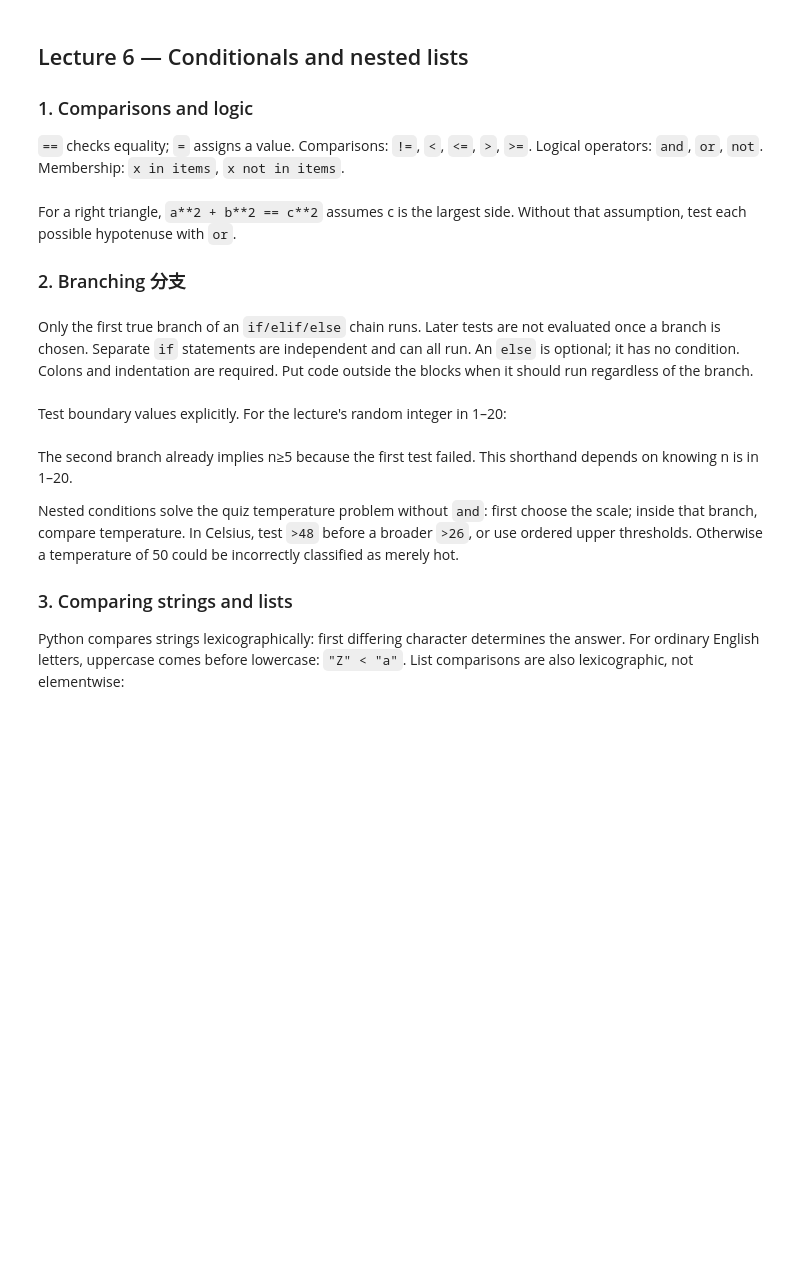
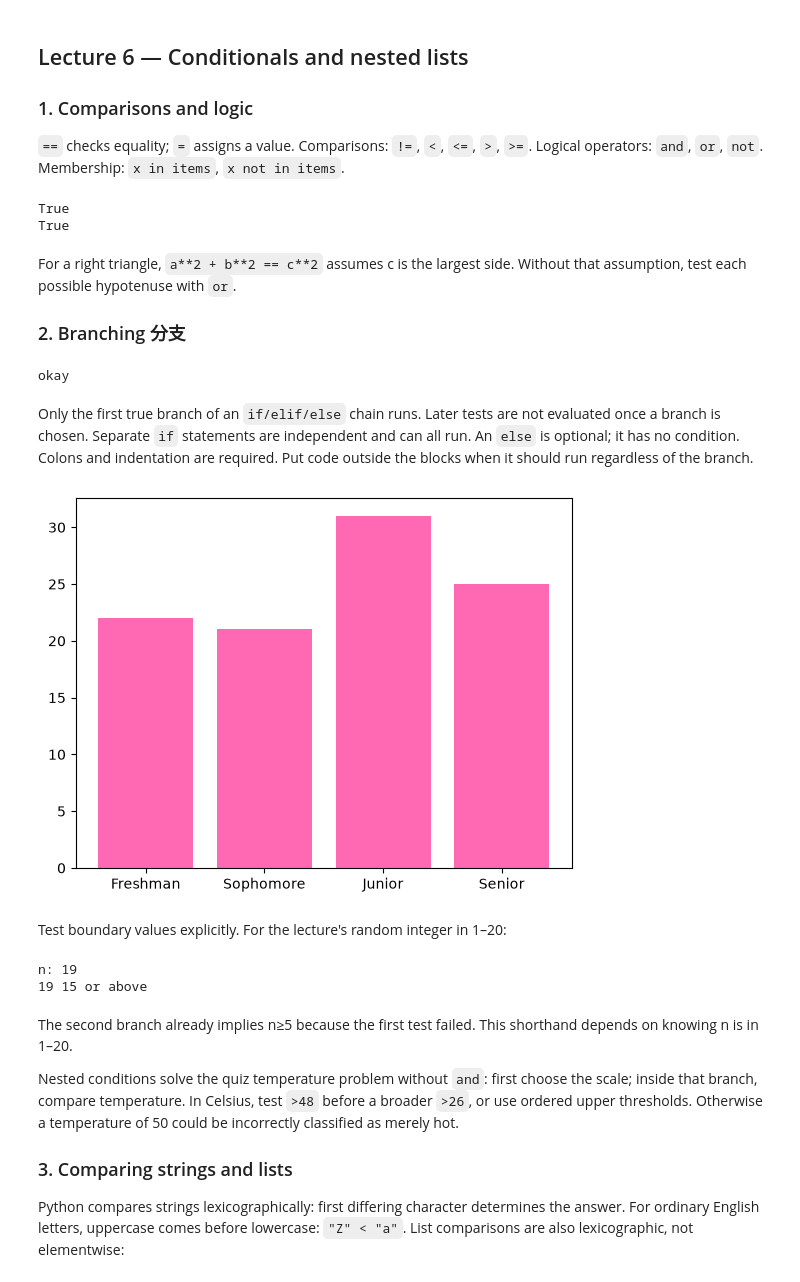
Before and after one commit to JuneOuyang/datasci185fall2026, a Jupyter notebook: _quizzes/practice_quiz_2/Lectures_5-8_Open_Book_Guide.ipynb, the cells around one changed output. Drawn from its saved outputs; the diff is of its cells as text; code cells hidden in the pictures; blank space fills up the shorter version.

```diff
--- a/_quizzes/practice_quiz_2/Lectures_5-8_Open_Book_Guide.ipynb
+++ b/_quizzes/practice_quiz_2/Lectures_5-8_Open_Book_Guide.ipynb
@@ -209,14 +372,37 @@ print("Monday" in ["Monday", "Friday"])  # True
+# %%
+import random
+import math
+import numpy as np
+import scipy.stats as stats
+import matplotlib.pyplot as plt
+import pandas as pd
+
+print(1 <= 3 < 5)
+print('Monday' in ['Monday', 'Friday'])
+# %% [output]
+True
+True
 # %% [markdown]
 For a right triangle, `a**2 + b**2 == c**2` assumes c is the largest side. Without that assumption, test each possible hypotenuse with `or`.
 
 ### 2. Branching 分支
 # %%
+import random
+import math
+import numpy as np
+import scipy.stats as stats
+import matplotlib.pyplot as plt
+import pandas as pd
+
+score = 75
 if score >= 80:
-    label = "good"
+    label = 'good'
 elif score >= 60:
-    label = "okay"
+    label = 'okay'
 else:
-    label = "low"
+    label = 'low'
 print(label)
+# %% [output]
+okay
 # %% [markdown]
 Only the first true branch of an `if/elif/else` chain runs. Later tests are not evaluated once a branch is chosen. Separate `if` statements are independent and can all run. An `else` is optional; it has no condition. Colons and indentation are required. Put code outside the blocks when it should run regardless of the branch.
@@ -229,14 +409,45 @@ plt.show()
+# %%
+import random
+import math
+import numpy as np
+import scipy.stats as stats
+import matplotlib.pyplot as plt
+import pandas as pd
+
+categories = ['Freshman', 'Sophomore', 'Junior', 'Senior']
+counts = [22, 21, 31, 25]
+is_pink = True
+if is_pink:
+    plt.bar(categories, counts, color='hotpink')
+else:
+    plt.bar(categories, counts)
+plt.show()
+# %% [output]
+[figure, added]
 # %% [markdown]
 Test boundary values explicitly. For the lecture's random integer in 1–20:
 # %%
+import random
+import math
+import numpy as np
+import scipy.stats as stats
+import matplotlib.pyplot as plt
+import pandas as pd
+
+n = random.randint(1, 20)
 if n < 5:
-    label = "[1, 5)"
+    label = '[1, 5)'
 elif n <= 10:
-    label = "[5, 10]"
+    label = '[5, 10]'
 elif n < 15:
-    label = "(10, 15)"
+    label = '(10, 15)'
 else:
-    label = "15 or above"
+    label = '15 or above'
+print("n:", n)
+print(n, label)
+# %% [output]
+n: 19
+19 15 or above
 # %% [markdown]
 The second branch already implies n≥5 because the first test failed. This shorthand depends on knowing n is in 1–20.
 
```
Also changed, not shown: parts of 115 cells of this notebook, 1 other file.
